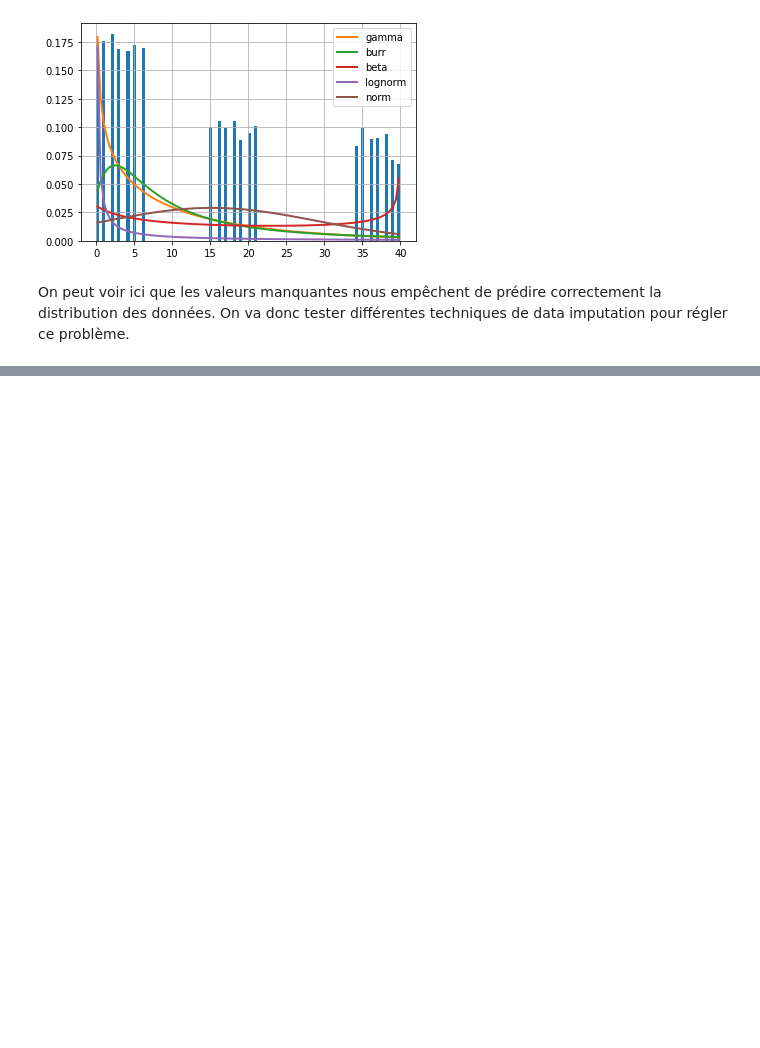
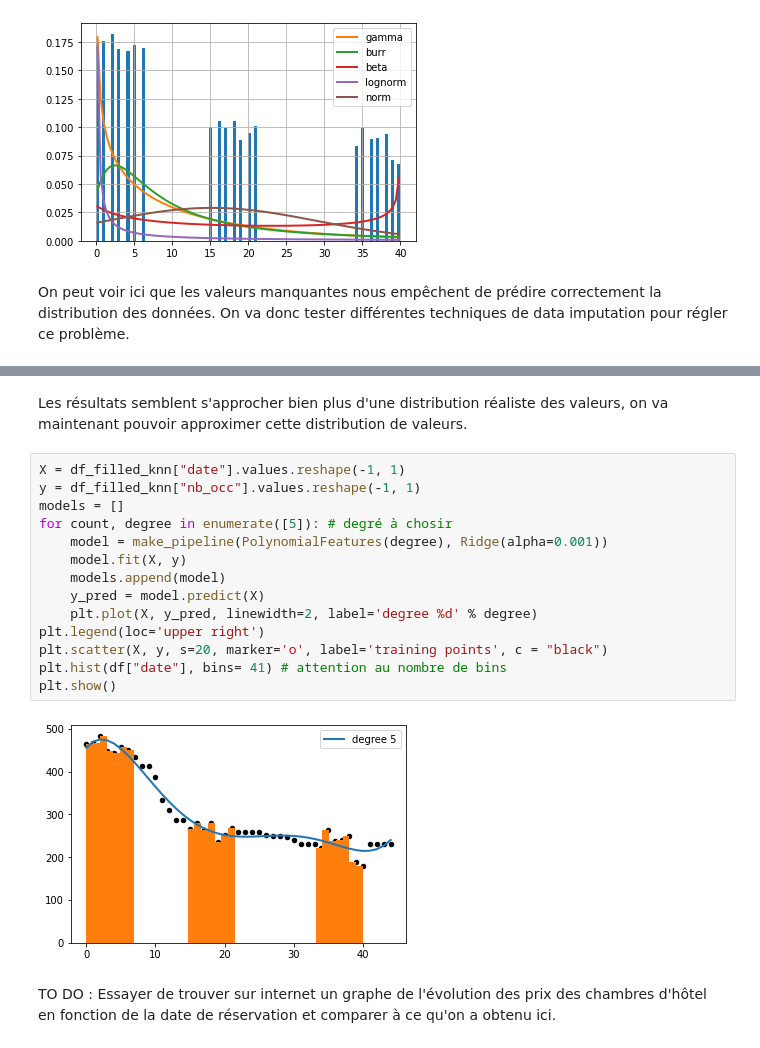
Before and after one commit to RemyLpr/defi_ia, a Jupyter notebook: analyse_explo/test_set_analysis.ipynb, the cells around one changed output, grey strips where cells are left out. Drawn from its saved outputs; the diff is of its cells as text; blank space fills up the shorter version.

```diff
--- a/analyse_explo/test_set_analysis.ipynb
+++ b/analyse_explo/test_set_analysis.ipynb
@@ -138,0 +220,20 @@ Successfully installed missingpy-0.2.0
+# %% [markdown]
+Les résultats semblent s'approcher bien plus d'une distribution réaliste des valeurs, on va maintenant pouvoir approximer cette distribution de valeurs.
+# %%
+X = df_filled_knn["date"].values.reshape(-1, 1)
+y = df_filled_knn["nb_occ"].values.reshape(-1, 1)
+models = []
+for count, degree in enumerate([5]): # degré à chosir
+    model = make_pipeline(PolynomialFeatures(degree), Ridge(alpha=0.001))
+    model.fit(X, y)
+    models.append(model)
+    y_pred = model.predict(X)
+    plt.plot(X, y_pred, linewidth=2, label='degree %d' % degree)
+plt.legend(loc='upper right')
+plt.scatter(X, y, s=20, marker='o', label='training points', c = "black")
+plt.hist(df["date"], bins= 41) # attention au nombre de bins
+plt.show()
+# %% [output]
+[figure, added]
+# %% [markdown]
+TO DO : Essayer de trouver sur internet un graphe de l'évolution des prix des chambres d'hôtel en fonction de la date de réservation et comparer à ce qu'on a obtenu ici.
```
Also changed, not shown: parts of 13 cells of this notebook.
